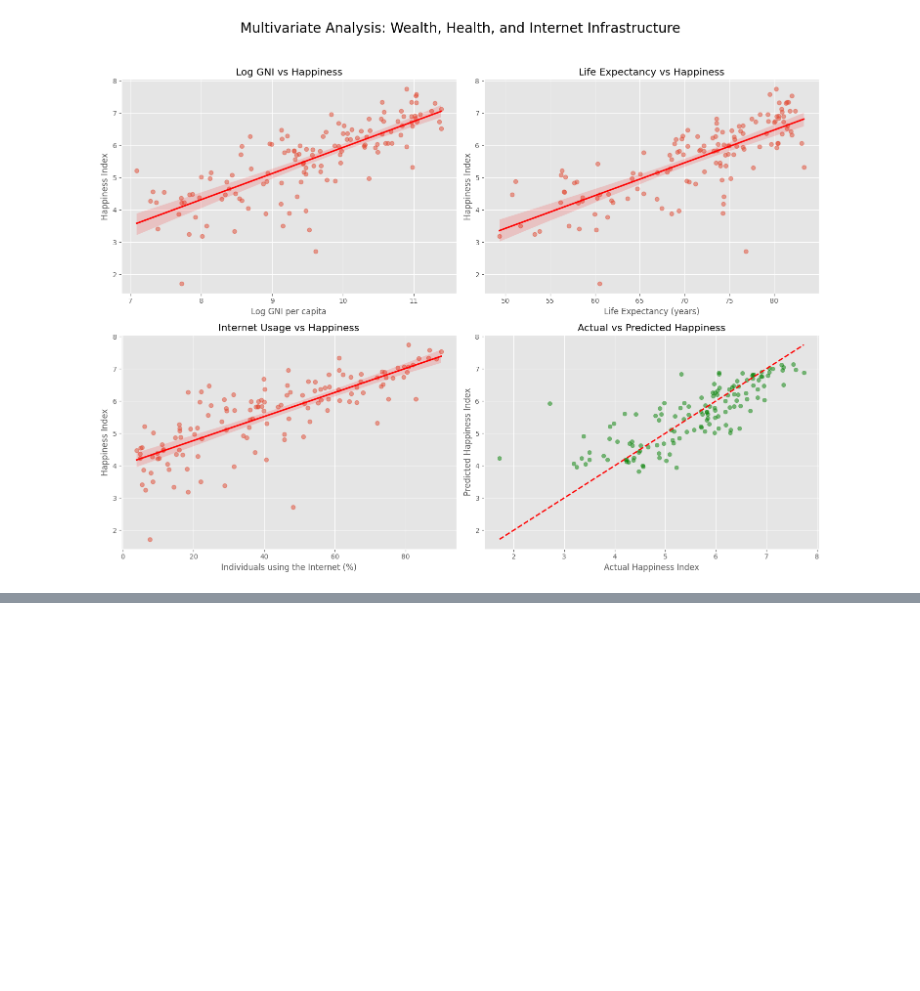
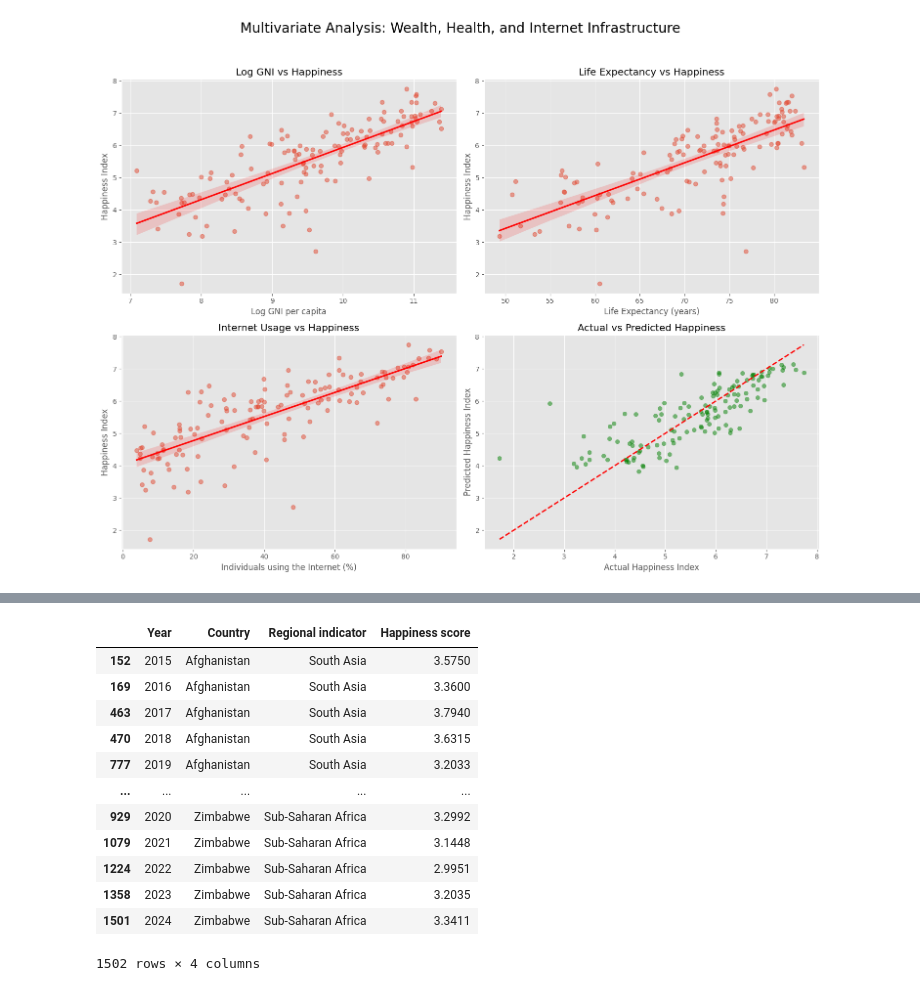
Before and after one commit to beridzeg45/Exploratory-Data-Analysis-with-Python, a Jupyter notebook: world_bank.ipynb, the cells around one changed output, grey strips where cells are left out. Drawn from its saved outputs; the diff is of its cells as text; code cells hidden in the pictures; blank space fills up the shorter version.

```diff
--- a/world_bank.ipynb
+++ b/world_bank.ipynb
@@ -423,0 +294,4 @@ plt.show()
+# %%
+df=pd.read_csv('world_happiness_combined.csv',sep=';')
+# %%
+df=df[['Year','Country', 'Regional indicator', 'Happiness score']]
@@ -423,0 +302,16 @@ plt.show()
+# %%
+df
+# %% [output]
+|  | Year | Country | Regional indicator | Happiness score |
+| 152 | 2015 | Afghanistan | South Asia | 3.5750 |
+| 169 | 2016 | Afghanistan | South Asia | 3.3600 |
+| 463 | 2017 | Afghanistan | South Asia | 3.7940 |
+| 470 | 2018 | Afghanistan | South Asia | 3.6315 |
+| 777 | 2019 | Afghanistan | South Asia | 3.2033 |
+| ... | ... | ... | ... | ... |
+| 929 | 2020 | Zimbabwe | Sub-Saharan Africa | 3.2992 |
+| 1079 | 2021 | Zimbabwe | Sub-Saharan Africa | 3.1448 |
+| 1224 | 2022 | Zimbabwe | Sub-Saharan Africa | 2.9951 |
+| 1358 | 2023 | Zimbabwe | Sub-Saharan Africa | 3.2035 |
+| 1501 | 2024 | Zimbabwe | Sub-Saharan Africa | 3.3411 |
+1502 rows × 4 columns
```
Also changed, not shown: parts of 12 cells of this notebook.
